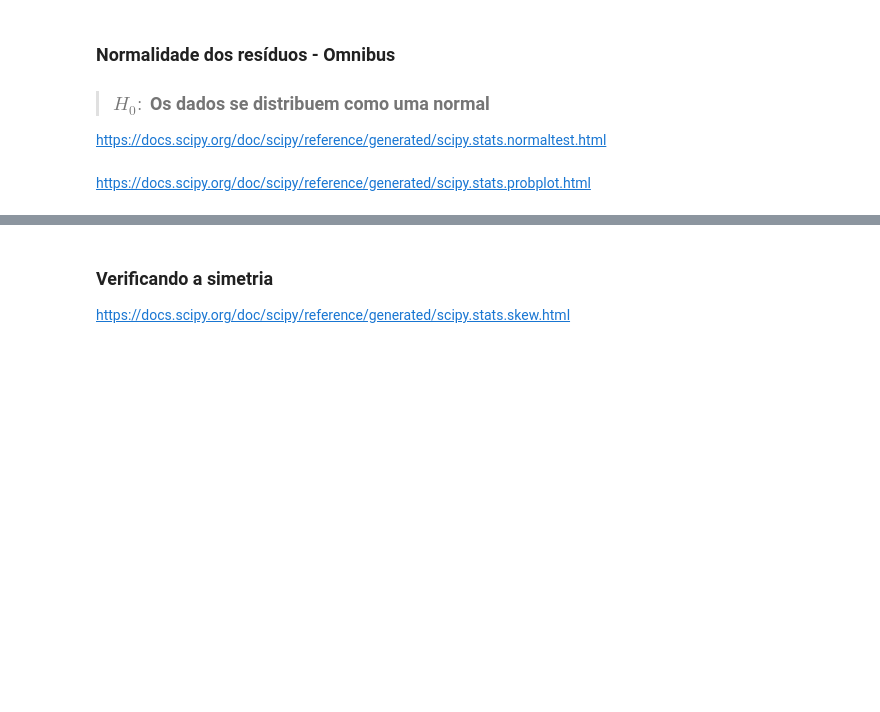
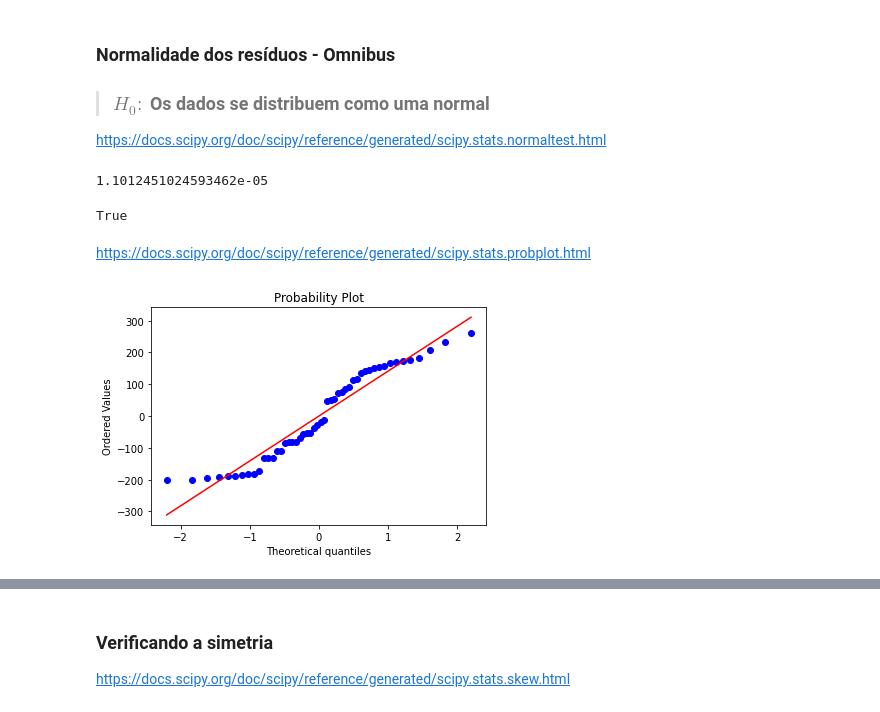
Before and after one commit to wiliands/estatistica_python, a Jupyter notebook: 05 - Correlacao_Regressao/Curso_de_Estatística_Parte_4.ipynb, the cells around one changed output, grey strips where cells are left out. Saved outputs shown, nothing was run; the diff lists cells and outputs as text; code cells hidden in the pictures; blank space fills up the shorter version.

```diff
--- a/05 - Correlacao_Regressao/Curso_de_Estatística_Parte_4.ipynb
+++ b/05 - Correlacao_Regressao/Curso_de_Estatística_Parte_4.ipynb
@@ -1326,5 +1346,23 @@ True
 > ### $H_0:$ Os dados se distribuem como uma normal
 
 https://docs.scipy.org/doc/scipy/reference/generated/scipy.stats.normaltest.html
+# %%
+from scipy.stats import normaltest
+
+statistic, p_valor = normaltest(dataset.Residuos)
+p_valor
+# %% [output]
+1.1012451024593462e-05
+# %%
+p_valor <= 0.05
+# %% [output]
+True
 # %% [markdown]
 https://docs.scipy.org/doc/scipy/reference/generated/scipy.stats.probplot.html
+# %%
+from scipy.stats import probplot
+import matplotlib.pyplot as plt
+
+(_, (_, _, _)) = probplot(dataset.Residuos, plot=plt)
+# %% [output]
+[figure, added]
```
Also changed, not shown: parts of 14 cells of this notebook, 2 other files.
